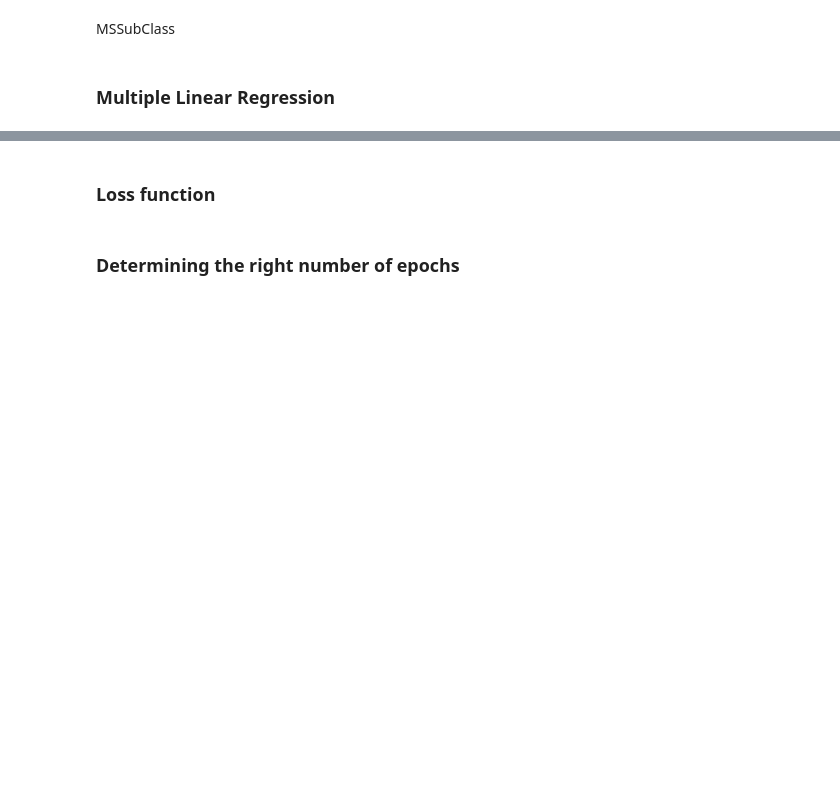
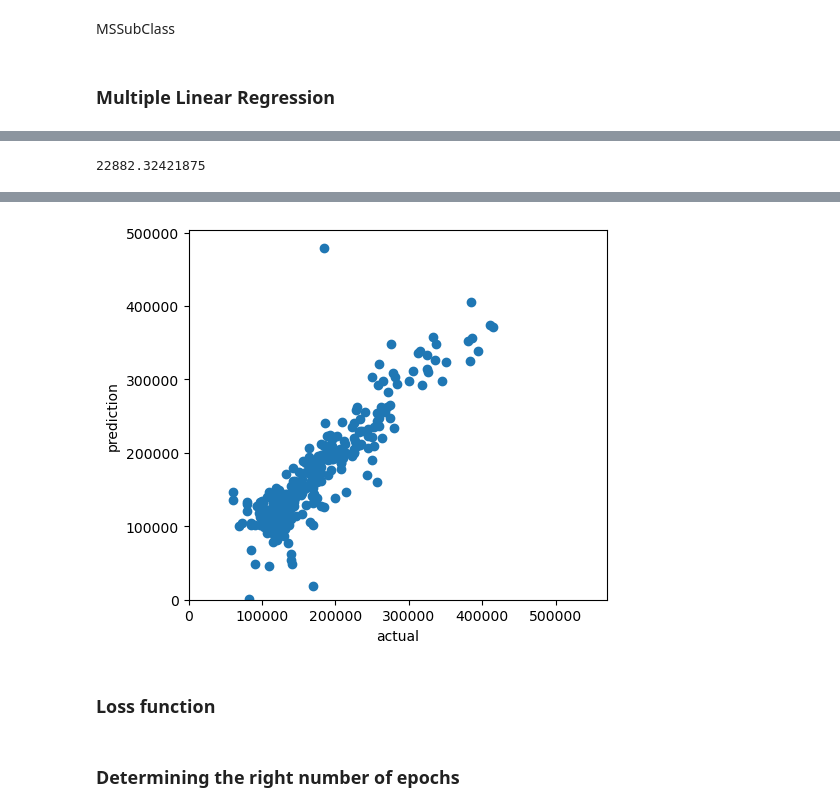
Before and after one commit to novr1512/Data-science-mini-projects, a Jupyter notebook: House_prediction_dataset/housePricePrediction.ipynb, the cells around one changed output, grey strips where cells are left out. Saved outputs shown, nothing was run; the diff lists cells and outputs as text; code cells hidden in the pictures; blank space fills up the shorter version.

Commit message:
updates on the cleaning and models

```diff
--- a/House_prediction_dataset/housePricePrediction.ipynb
+++ b/House_prediction_dataset/housePricePrediction.ipynb
@@ -258,3 +381,5 @@ train_dataset.describe().transpose()[['mean', 'std']]
+# %%
+normed_test.dropna(axis=1,inplace=True)
 # %% [markdown]
 ### Simple Linear Regression
 
@@ -386,3 +543,19 @@ OverallQual
 MSSubClass
 # %% [markdown]
 ### Multiple Linear Regression
+# %%
+def build_model():
+    model = tf.keras.Sequential([
+    layers.Dense(64,activation=tf.nn.relu, input_shape=[len(normed_train.keys())]),
+    layers.Dense(64,activation=tf.nn.relu),
+    layers.Dense(1)
+])
+
+    model.compile(
+        optimizer=tf.keras.optimizers.Adam(),
+        loss='mse',
+        metrics=['mae','mse'])
+
+    return model
+# %%
+model = build_model()
@@ -388,0 +597,9 @@ MSSubClass
+# %%
+history = model.fit(
+    normed_train,
+    train_labels,
+    epochs=200,
+    # Suppress logging.
+    verbose=0,
+    # Calculate validation results on 20% of the training data.
+    validation_split = 0.2)
@@ -388,0 +619,16 @@ MSSubClass
+# %%
+mae
+# %% [output]
+22882.32421875
+# %%
+test_predictions = model.predict(normed_test).flatten()
+
+plt.scatter(test_labels,test_predictions)
+plt.xlabel('actual')
+plt.ylabel('prediction')
+plt.axis('equal')
+plt.axis('square')
+plt.xlim([0,plt.xlim()[1]])
+plt.ylim([0,plt.ylim()[1]])
+_ = plt.plot([-100,100],[-100,100])
+# %% [output]
@@ -389,3 +636,4 @@ MSSubClass
+[figure, added]
 # %% [markdown]
 ### Loss function
 # %% [markdown]
```
Also changed, not shown: parts of 53 cells of this notebook.
